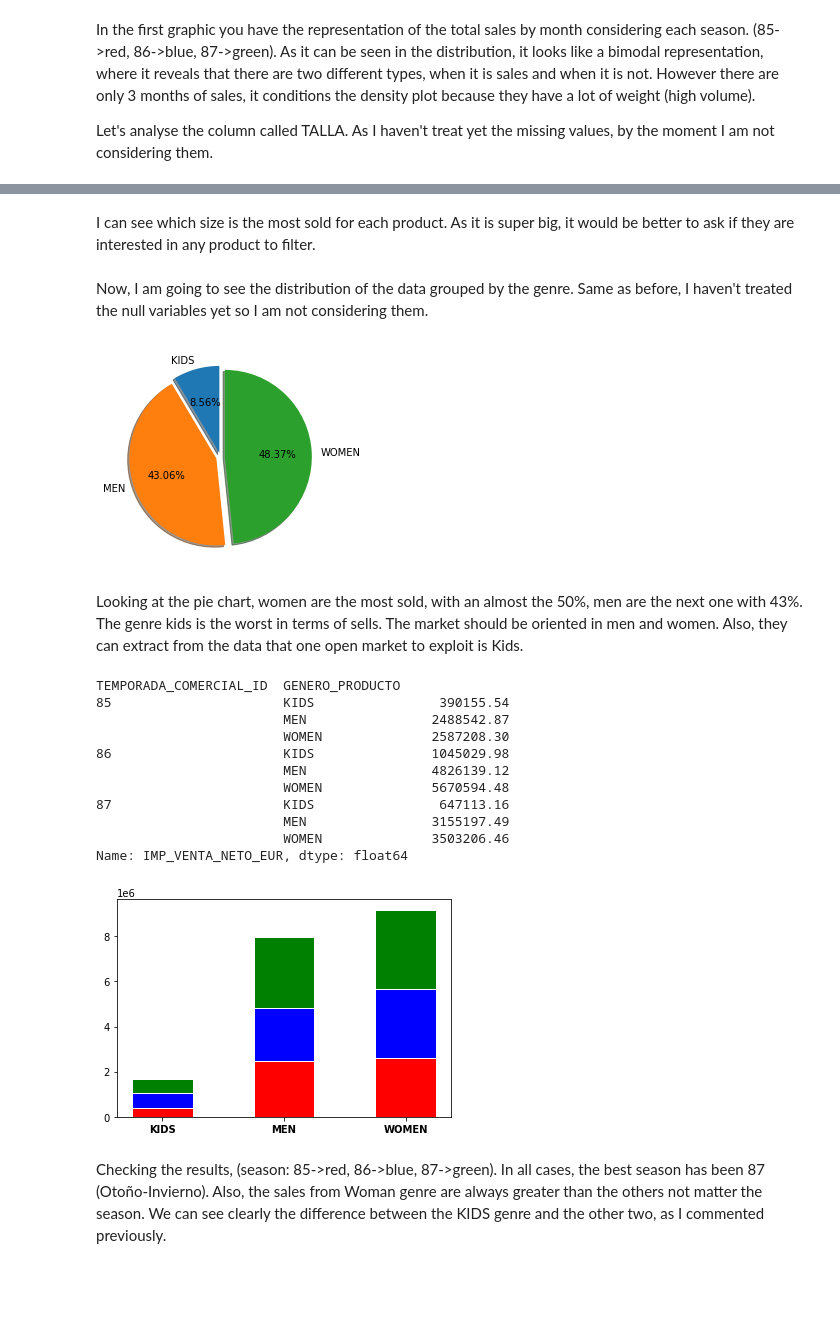
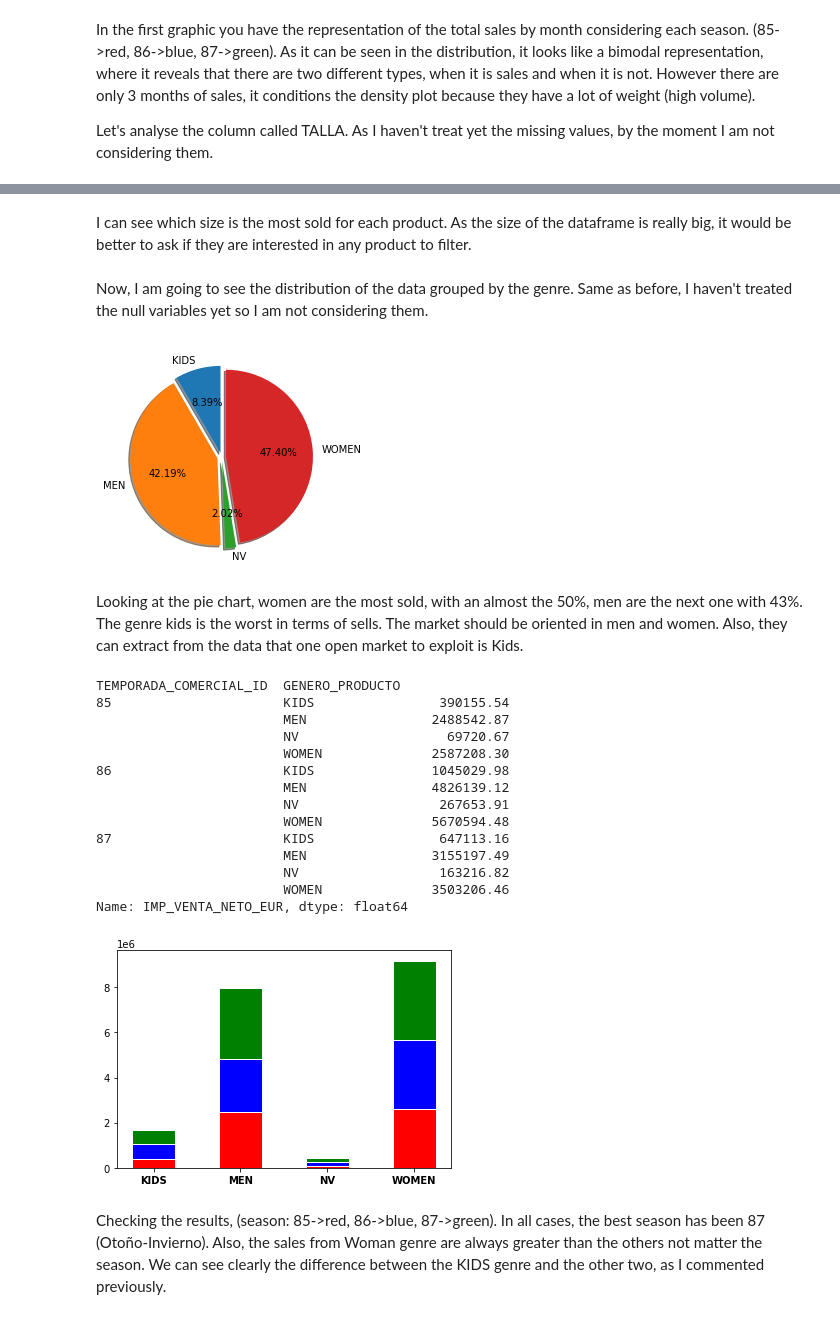
Before and after one commit to rauls19/DemandForecasting, a Jupyter notebook: EDA.ipynb, the cells around one changed output, grey strips where cells are left out. Cells and saved outputs as stored; diff of their text form; code cells hidden in the pictures; blank space fills up the shorter version.

```diff
--- a/EDA.ipynb
+++ b/EDA.ipynb
@@ -10,4 +10,5 @@ from scipy.stats import kde
 import seaborn as sns
 from sklearn.model_selection import GridSearchCV
 # %%
-originaldata = pd.read_csv('Venta_Consumidor_Producto_UPC_PrevVTA_2018.csv')
+originaldata = pd.read_csv('../Data/Venta_Consumidor_Producto_UPC_PrevVTA_2018.csv')
+originaldata.shape
@@ -21,7 +17,8 @@ All of these are descriptive columns which don't add any kind of additional info
 # %%
 # Drop columns
-dataset = originaldata.drop(columns=['ANO_MES_FACTURA', 'CANAL_VENTA_DESC', 'TEMPORADA_COMERCIAL_DESC', 'MATERIAL_ID', 'ESFUERZO_VENTA_DESC', 'NUMERO_DEUDOR', 'NUMERO_DEUDOR_PAIS_DESC', 'GRUPO_ARTICULO', 'CONCEPTO', 'LINEA', 'PAIS_CONTACTO_DESC'])
+dataset = originaldata.drop(columns=['ANO_MES_FACTURA', 'CANAL_VENTA_DESC', 'TEMPORADA_COMERCIAL_DESC', 'MATERIAL_ID', 'ESFUERZO_VENTA_DESC', 'NUMERO_DEUDOR', 'NUMERO_DEUDOR_PAIS_DESC', 'GRUPO_ARTICULO', 'CONCEPTO', 'LINEA',  'PAIS_CONTACTO', 'PAIS_CONTACTO_DESC'])
 # Columns I have
+
 dataset.columns
 # %% [output]
 Index(['FACTURA_ID', 'FACTURA_POSICION_ID', 'CUSTOMER_ID',
@@ -80,0 +76,3 @@ Now, I am going to analyse the profit by year. As I said before, I use CANAL_VEN
+# %%
+dataset = dataset[(dataset.IMP_VENTA_NETO_EUR.isnull() == False)]
+dataset.fillna("NV", inplace = True)
@@ -263,5 +262,5 @@ plt.show()
 # %% [markdown]
-I can see which size is the most sold for each product. As it is super big, it would be better to ask if they are interested in any product to filter.
+I can see which size is the most sold for each product. As the size of the dataframe is really big, it would be better to ask if they are interested in any product to filter.
 # %%
 product_size_sales = dataset[(dataset.CANAL_VENTA_ID == 20)].groupby(['PRODUCTO_ID', 'TALLA']).IMP_VENTA_NETO_EUR.sum()
 product_size_sales
@@ -308,45 +307,48 @@ genre_sales_year = pd.DataFrame({
     'Genero': genre,
     'Money': sales
 })
-plt.pie(genre_sales_year.Money, explode=(0.05, 0.05, 0.05), labels= genre_sales_year.Genero, autopct='%1.2f%%', shadow= True, startangle= 90)
+plt.pie(genre_sales_year.Money, explode=(0.05, 0.05, 0.05, 0.05), labels= genre_sales_year.Genero, autopct='%1.2f%%', shadow= True, startangle= 90)
 plt.show()
 # %% [output]
-[figure, old version]
+[figure, new version]
 # %% [markdown]
 Looking at the pie chart, women are the most sold, with an almost the 50%, men are the next one with 43%. The genre kids is the worst in terms of sells. The market should be oriented in men and women. Also, they can extract from the data that one open market to exploit is Kids.
 # %%
 genre_season_sales = dataset[(dataset.CANAL_VENTA_ID == 20)].groupby(['TEMPORADA_COMERCIAL_ID', 'GENERO_PRODUCTO']).IMP_VENTA_NETO_EUR.sum()
 print(genre_season_sales)
 genre = []
 seasons = []
 sales = []
 for k, v in zip(genre_season_sales.index, genre_season_sales):
     seasons.append(k[0])
     genre.append(k[1])
     sales.append(v)
 genre_sales_year = pd.DataFrame({
     'Season': seasons,
     'Genero': genre,
     'Money': sales
 })
-plt.bar([0, 1, 2], genre_sales_year[genre_sales_year.Season == 85].Money, color= 'red', edgecolor='white', width=0.5)
-plt.bar([0, 1, 2], genre_sales_year[genre_sales_year.Season == 86].Money, color= 'blue', bottom=genre_sales_year[genre_sales_year.Season == 85].Money, edgecolor='white', width=0.5)
-plt.bar([0, 1, 2], genre_sales_year[genre_sales_year.Season == 87].Money, color= 'green', bottom=genre_sales_year[genre_sales_year.Season == 86].Money, edgecolor='white', width=0.5)
-plt.xticks([0, 1, 2], ['KIDS', 'MEN', 'WOMEN'], fontweight='bold')
+plt.bar([0, 1, 2, 3], genre_sales_year[genre_sales_year.Season == 85].Money, color= 'red', edgecolor='white', width=0.5)
+plt.bar([0, 1, 2, 3], genre_sales_year[genre_sales_year.Season == 86].Money, color= 'blue', bottom=genre_sales_year[genre_sales_year.Season == 85].Money, edgecolor='white', width=0.5)
+plt.bar([0, 1, 2, 3], genre_sales_year[genre_sales_year.Season == 87].Money, color= 'green', bottom=genre_sales_year[genre_sales_year.Season == 86].Money, edgecolor='white', width=0.5)
+plt.xticks([0, 1, 2, 3], ['KIDS', 'MEN', 'NV','WOMEN'], fontweight='bold')
 #plt.xlabel("Season")
 plt.show()
 # %% [output]
 TEMPORADA_COMERCIAL_ID  GENERO_PRODUCTO
 85                      KIDS                390155.54
                         MEN                2488542.87
+                        NV                   69720.67
                         WOMEN              2587208.30
 86                      KIDS               1045029.98
                         MEN                4826139.12
+                        NV                  267653.91
                         WOMEN              5670594.48
 87                      KIDS                647113.16
                         MEN                3155197.49
+                        NV                  163216.82
                         WOMEN              3503206.46
 Name: IMP_VENTA_NETO_EUR, dtype: float64
-[figure, old version]
+[figure, new version]
 # %% [markdown]
 Checking the results, (season: 85->red, 86->blue, 87->green). In all cases, the best season has been 87 (Otoño-Invierno). Also, the sales from Woman genre are always greater than the others not matter the season. We can see clearly the difference between the KIDS genre and the other two, as I commented previously.
```
Also changed, not shown: parts of 9 cells of this notebook.
